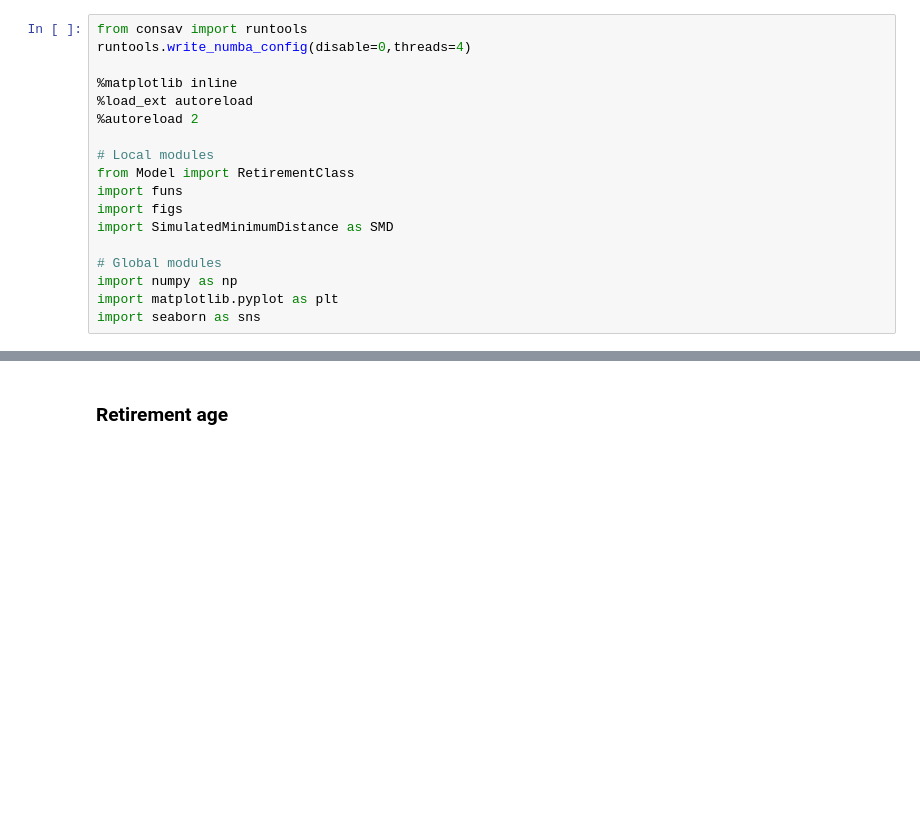
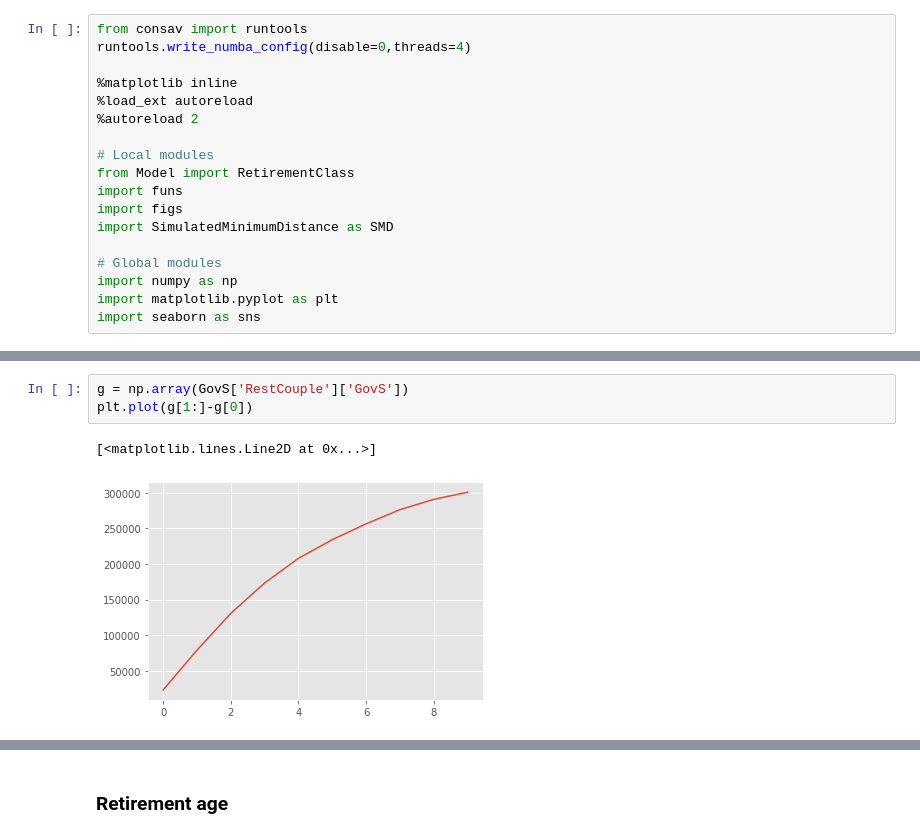
Before and after one commit to mathiassunesen/Speciale_retirement, a Jupyter notebook: Main/Experiments.ipynb, the cells around one changed output, grey strips where cells are left out. Saved outputs shown, nothing was run; the diff lists cells and outputs as text; blank space fills up the shorter version.

```diff
--- a/Main/Experiments.ipynb
+++ b/Main/Experiments.ipynb
@@ -40,0 +66,6 @@ del RestCouple
+# %%
+g = np.array(GovS['RestCouple']['GovS'])
+plt.plot(g[1:]-g[0])
+# %% [output]
+[<matplotlib.lines.Line2D at 0x...>]
+[figure, added]
```
Also changed, not shown: parts of 25 cells of this notebook, 19 other files.
